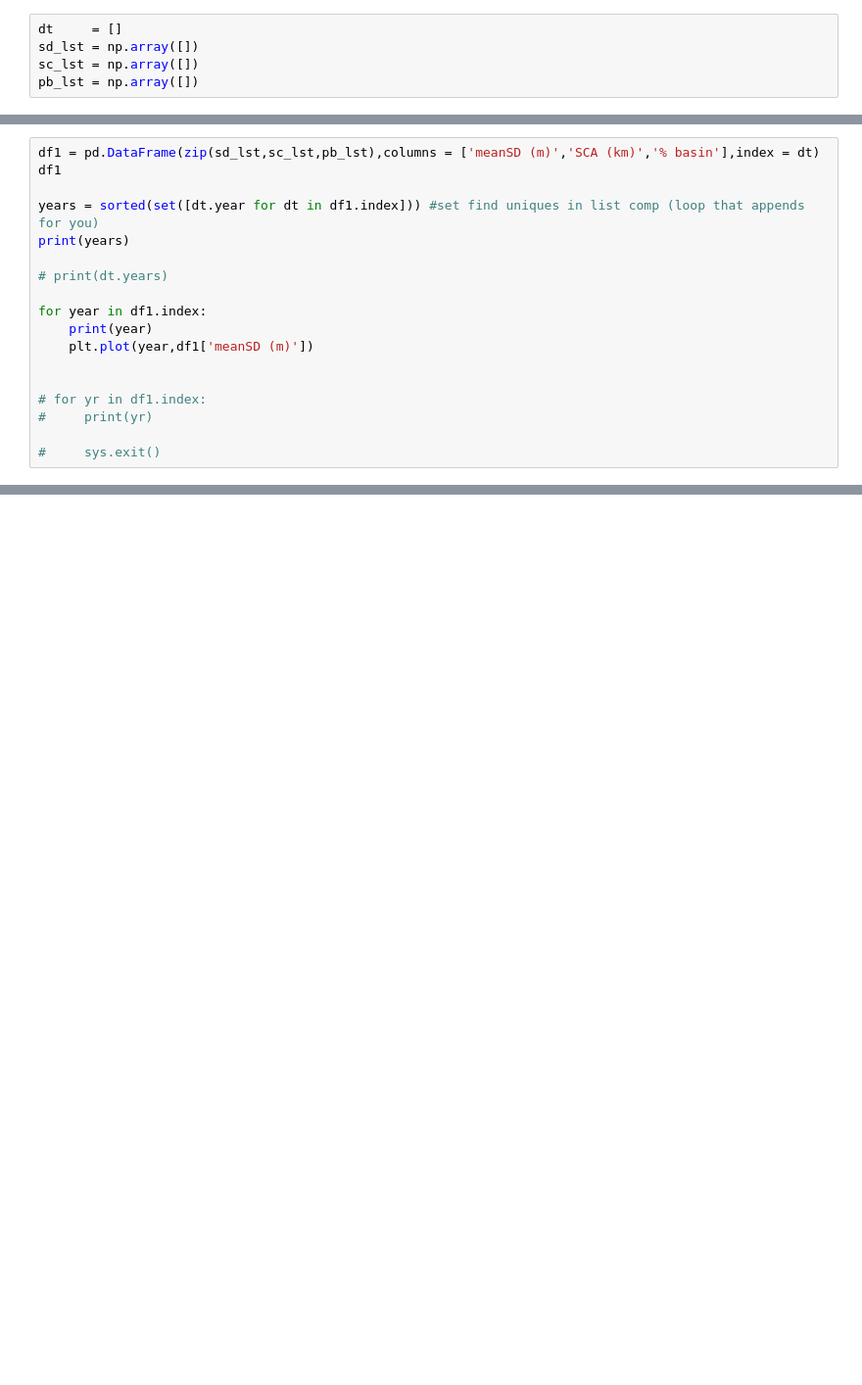
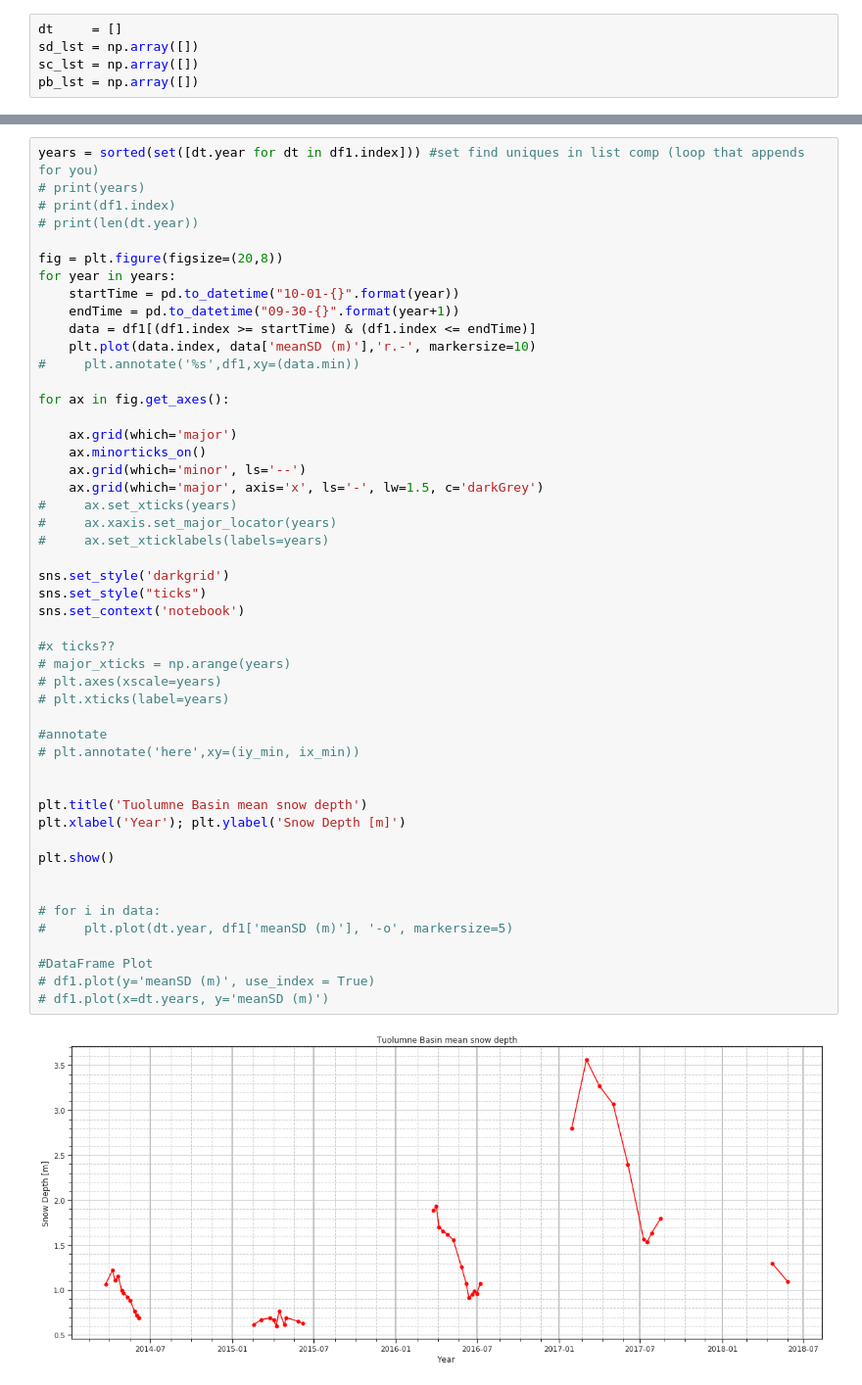
Before and after one commit to meganmason/scripts, a Jupyter notebook: sca.ipynb, the cells around one changed output, grey strips where cells are left out. Shown at 98% size. Cells and saved outputs as stored; diff of their text form; blank space fills up the shorter version.

```diff
--- a/sca.ipynb
+++ b/sca.ipynb
@@ -159,18 +142,0 @@ dt = pd.to_datetime(dt)
-# %%
-df1 = pd.DataFrame(zip(sd_lst,sc_lst,pb_lst),columns = ['meanSD (m)','SCA (km)','% basin'],index = dt)
-df1
-
-years = sorted(set([dt.year for dt in df1.index])) #set find uniques in list comp (loop that appends for you)
-print(years)
-
-# print(dt.years)
-
-for year in df1.index:
-    print(year)
-    plt.plot(year,df1['meanSD (m)'])
-
-
-# for yr in df1.index:
-#     print(yr)
-
-#     sys.exit()
@@ -181,0 +164,51 @@ ValueError: x and y must have same first dimension, but have shapes (1,) and (51
+# %%
+years = sorted(set([dt.year for dt in df1.index])) #set find uniques in list comp (loop that appends for you)
+# print(years)
+# print(df1.index)
+# print(len(dt.year))
+
+fig = plt.figure(figsize=(20,8))
+for year in years:
+    startTime = pd.to_datetime("10-01-{}".format(year))
+    endTime = pd.to_datetime("09-30-{}".format(year+1))
+    data = df1[(df1.index >= startTime) & (df1.index <= endTime)]
+    plt.plot(data.index, data['meanSD (m)'],'r.-', markersize=10)
+#     plt.annotate('%s',df1,xy=(data.min))
+
+for ax in fig.get_axes():
+
+    ax.grid(which='major')
+    ax.minorticks_on()
+    ax.grid(which='minor', ls='--')
+    ax.grid(which='major', axis='x', ls='-', lw=1.5, c='darkGrey')
+#     ax.set_xticks(years)
+#     ax.xaxis.set_major_locator(years)
+#     ax.set_xticklabels(labels=years)
+
+sns.set_style('darkgrid')
+sns.set_style("ticks")
+sns.set_context('notebook')
+
+#x ticks??
+# major_xticks = np.arange(years)
+# plt.axes(xscale=years)
+# plt.xticks(label=years)
+
+#annotate
+# plt.annotate('here',xy=(iy_min, ix_min))
+
+
+plt.title('Tuolumne Basin mean snow depth')
+plt.xlabel('Year'); plt.ylabel('Snow Depth [m]')
+
+plt.show()
+
+
+# for i in data:
+#     plt.plot(dt.year, df1['meanSD (m)'], '-o', markersize=5)
+
+#DataFrame Plot
+# df1.plot(y='meanSD (m)', use_index = True)
+# df1.plot(x=dt.years, y='meanSD (m)')
+# %% [output]
+[figure, added]
```
Also changed, not shown: parts of 8 cells of this notebook.
